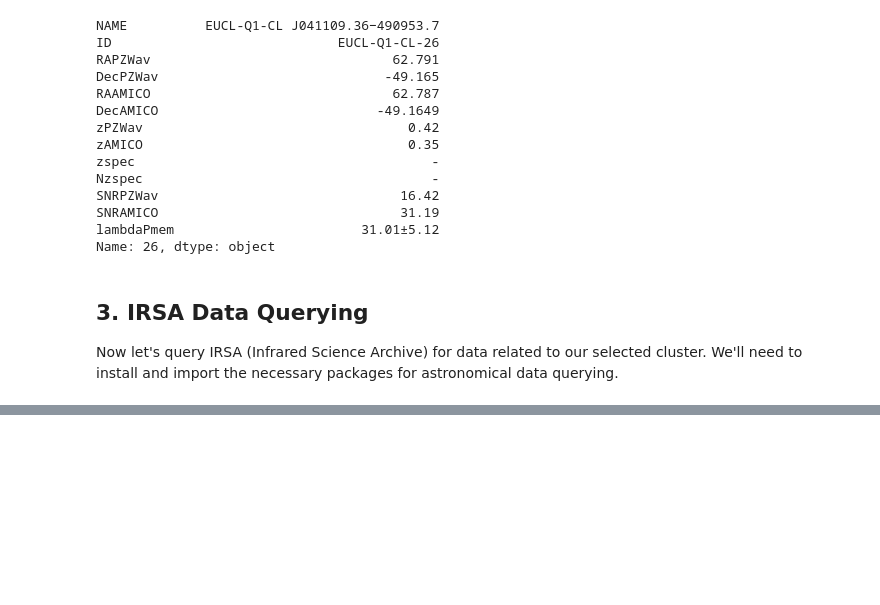
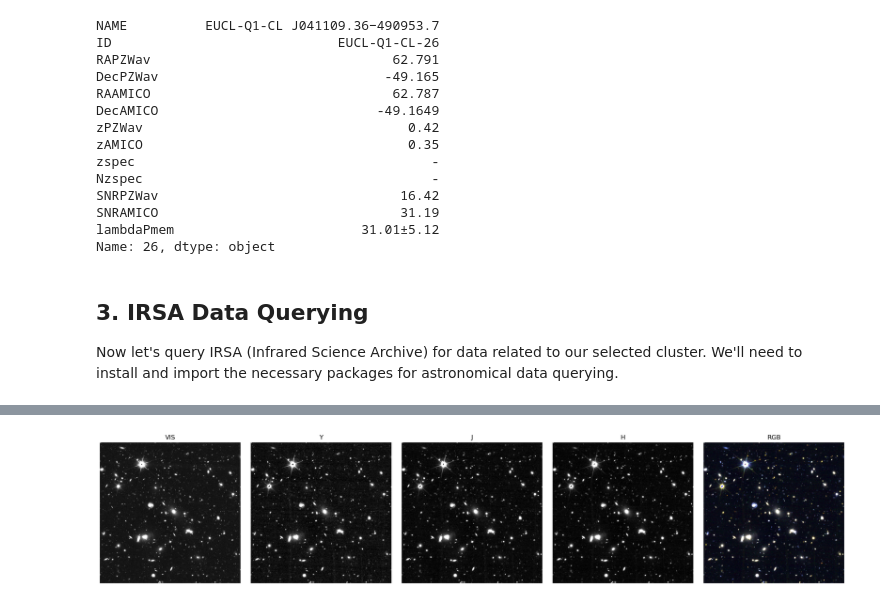
Before and after one commit to xoubish/euclid_clusters, a Jupyter notebook: euclid_clusters_tutorial.ipynb, the cells around one changed output, grey strips where cells are left out. Saved outputs shown, nothing was run; the diff lists cells and outputs as text; code cells hidden in the pictures; blank space fills up the shorter version.

```diff
--- a/euclid_clusters_tutorial.ipynb
+++ b/euclid_clusters_tutorial.ipynb
@@ -165,0 +135,36 @@ plt.show()
+# %%
+
+# Remove outliers and normalize each band individually
+def remove_outliers_and_normalize(data, lower_percentile=5, upper_percentile=99):
+    vmin = np.percentile(data, lower_percentile)
+    vmax = np.percentile(data, upper_percentile)
+    data_clipped = np.clip(data, vmin, vmax)
+    data_norm = (data_clipped - vmin) / (vmax - vmin)
+    return data_norm
+
+# Normalize each band
+norm_cutouts = {}
+for band in ['VIS', 'Y', 'J', 'H']:
+    norm_cutouts[band] = remove_outliers_and_normalize(cutouts[band])
+
+# Create RGB (R=H, G=J, B=VIS)
+rgb = np.dstack([norm_cutouts['H'], norm_cutouts['J'], norm_cutouts['VIS']])
+
+# Plot 5 columns: VIS, Y, J, H, RGB
+fig, axes = plt.subplots(1, 5, figsize=(20, 4))
+bands = ['VIS', 'Y', 'J', 'H']
+titles = ['VIS', 'Y', 'J', 'H', 'RGB']
+
+for i, (band, title) in enumerate(zip(bands, titles)):
+    axes[i].imshow(norm_cutouts[band], cmap='gray', origin='lower')
+    axes[i].set_title(title)
+    axes[i].axis('off')
+
+axes[4].imshow(rgb, origin='lower')
+axes[4].set_title('RGB')
+axes[4].axis('off')
+
+plt.tight_layout()
+plt.show()
+# %% [output]
+[figure, added]
```
Also changed, not shown: parts of 1 cell of this notebook.
